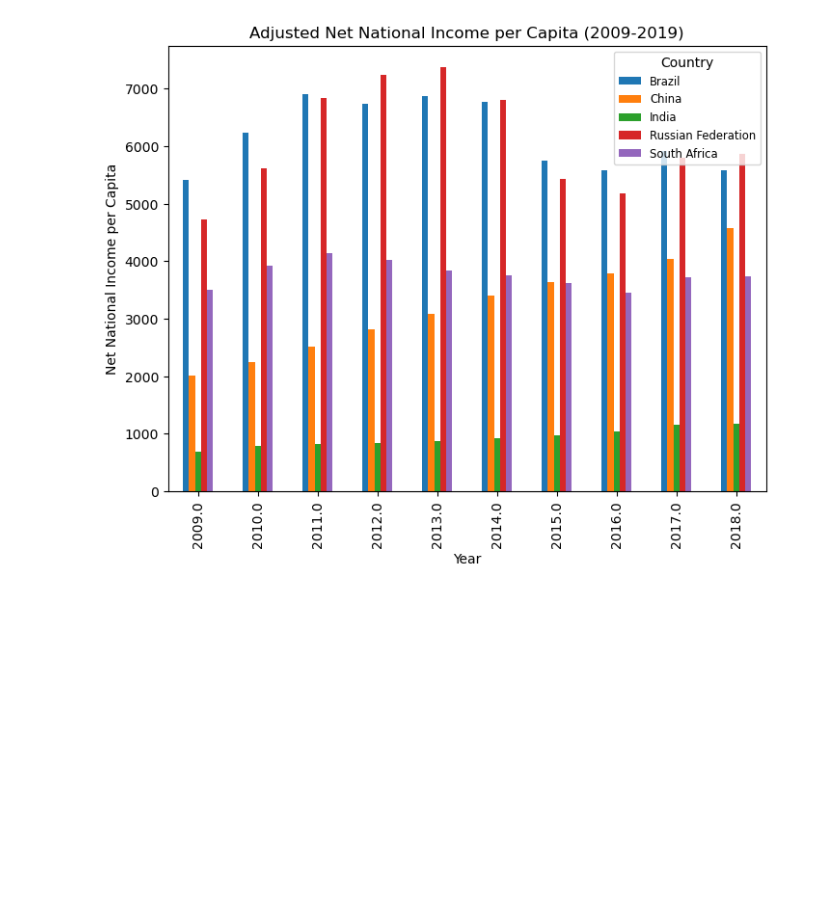
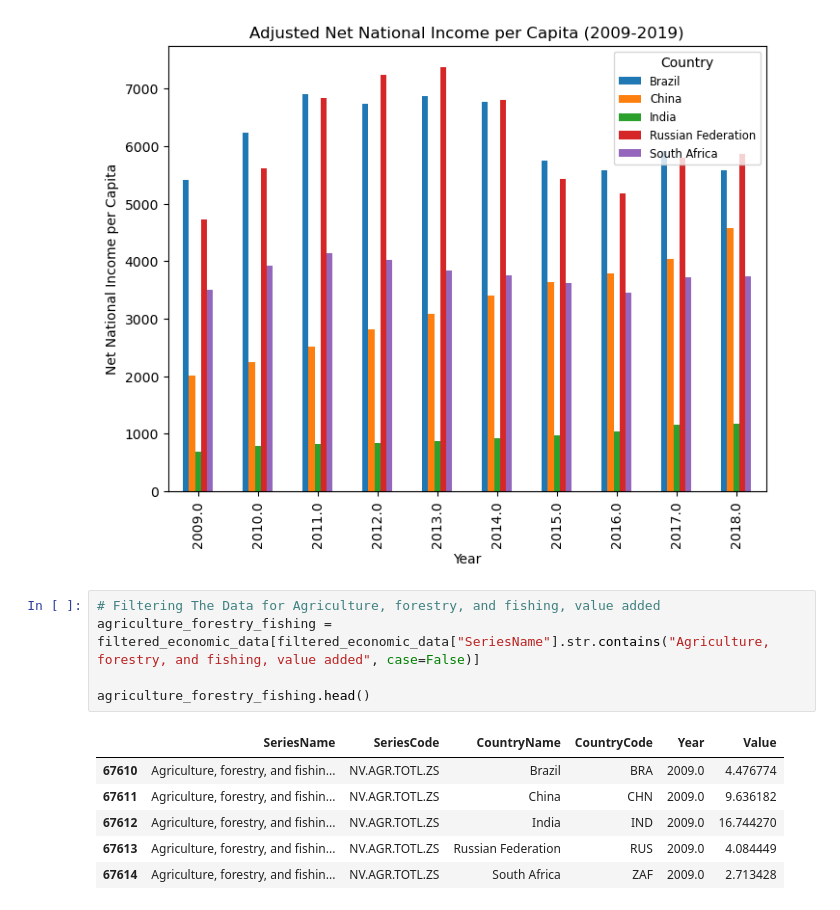
Before and after one commit to SArjaGit/BRICS_Project, a Jupyter notebook: Justin/Economic.ipynb, the cells around one changed output. Cells and saved outputs as stored; diff of their text form; blank space fills up the shorter version.

```diff
--- a/Justin/Economic.ipynb
+++ b/Justin/Economic.ipynb
@@ -159,3 +159,15 @@ plt.legend(title="Country", loc="upper right", fontsize="small")
 plt.show()
 # %% [output]
 [figure]
+# %%
+# Filtering The Data for Agriculture, forestry, and fishing, value added
+agriculture_forestry_fishing = filtered_economic_data[filtered_economic_data["SeriesName"].str.contains("Agriculture, forestry, and fishing, value added", case=False)]
+
+agriculture_forestry_fishing.head()
+# %% [output]
+|  | SeriesName | SeriesCode | CountryName | CountryCode | Year | Value |
+| 67610 | Agriculture, forestry, and fishin... | NV.AGR.TOTL.ZS | Brazil | BRA | 2009.0 | 4.476774 |
+| 67611 | Agriculture, forestry, and fishin... | NV.AGR.TOTL.ZS | China | CHN | 2009.0 | 9.636182 |
+| 67612 | Agriculture, forestry, and fishin... | NV.AGR.TOTL.ZS | India | IND | 2009.0 | 16.744270 |
+| 67613 | Agriculture, forestry, and fishin... | NV.AGR.TOTL.ZS | Russian Federation | RUS | 2009.0 | 4.084449 |
+| 67614 | Agriculture, forestry, and fishin... | NV.AGR.TOTL.ZS | South Africa | ZAF | 2009.0 | 2.713428 |
```
Also changed, not shown: parts of 4 cells of this notebook.
